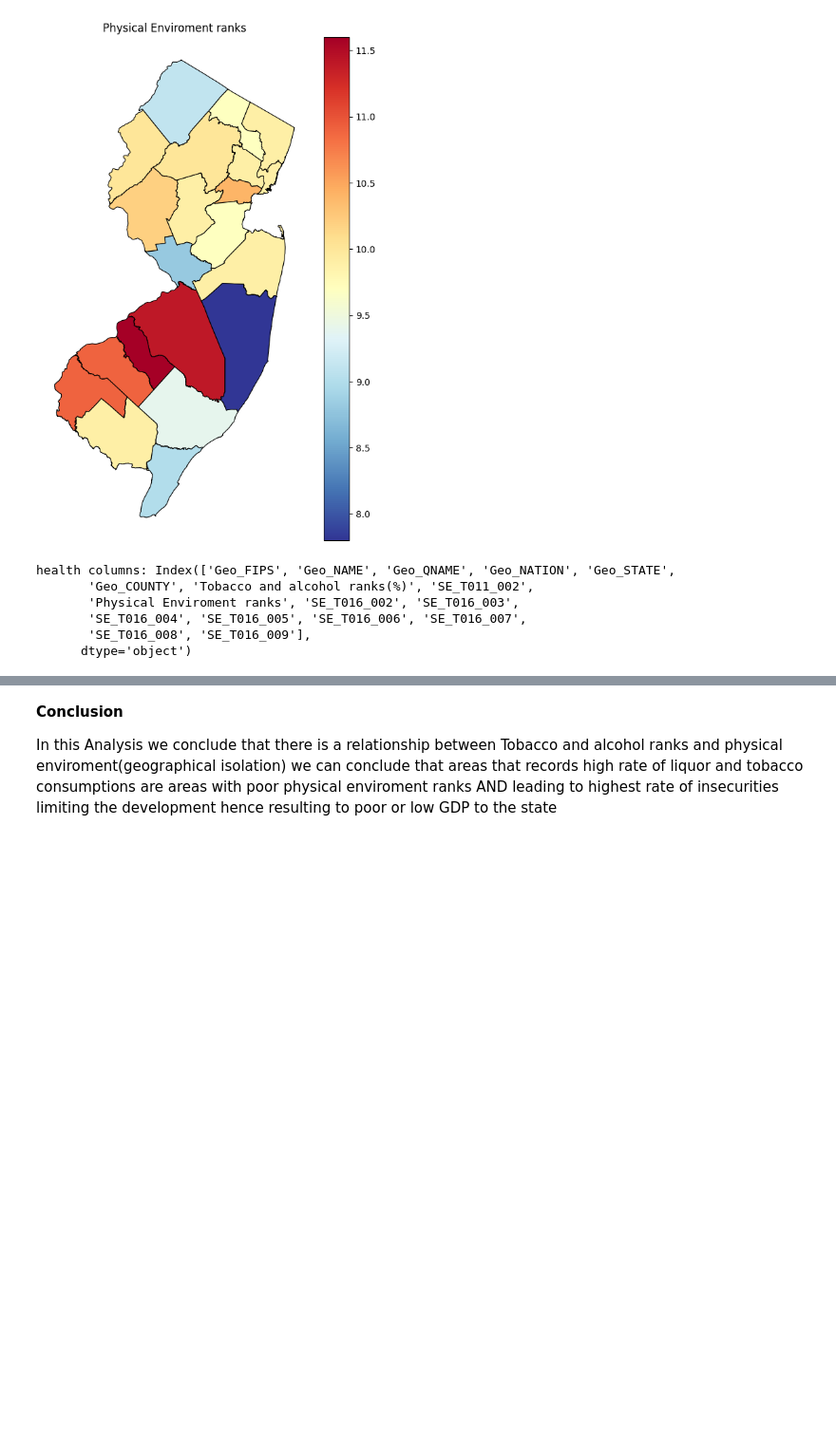
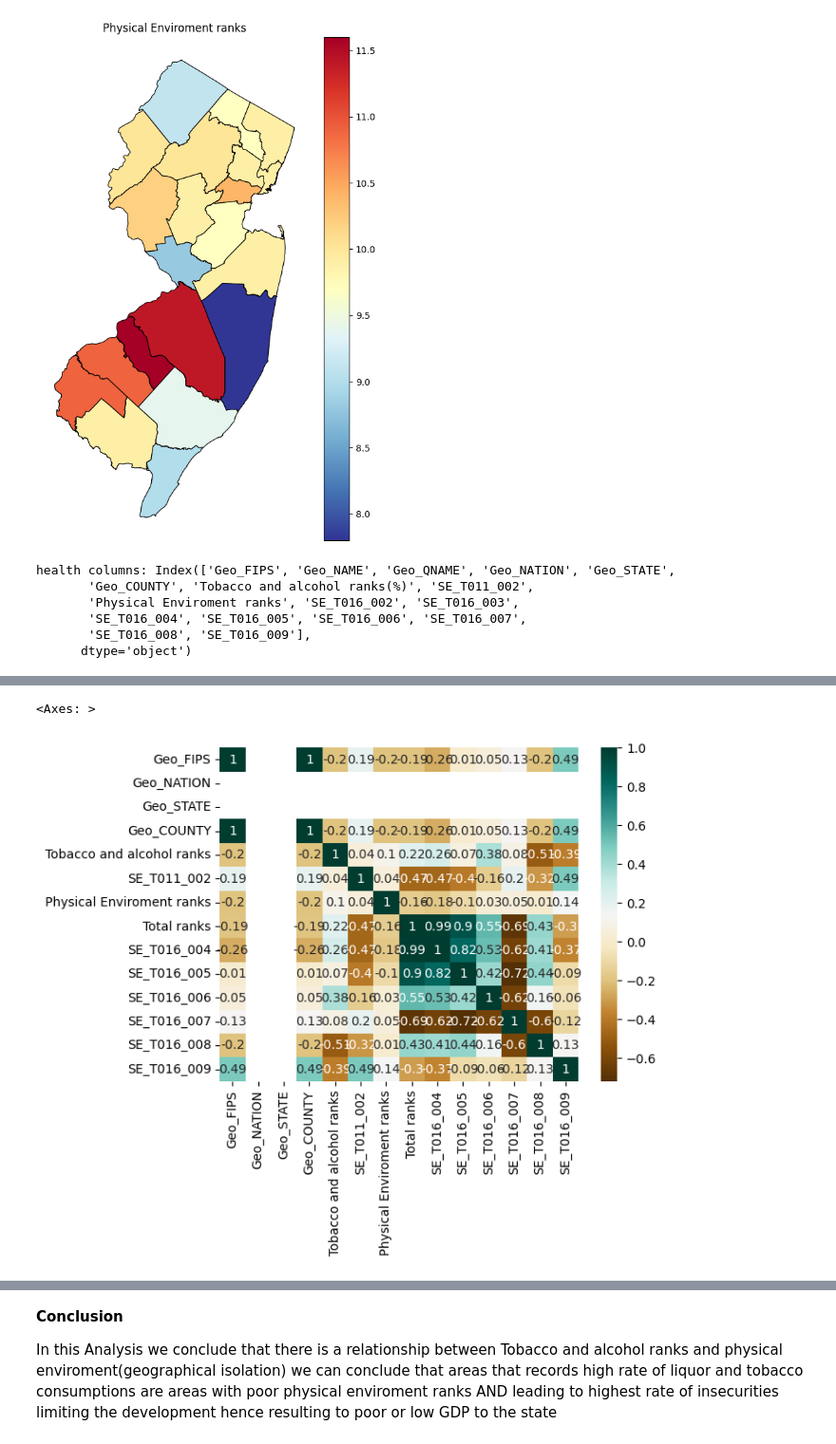
Before and after one commit to beryl09/beryl09, a Jupyter notebook: PS3.ipynb, the cells around one changed output, grey strips where cells are left out. Shown at 95% size. Cells and saved outputs as stored; diff of their text form; code cells hidden in the pictures; blank space fills up the shorter version.

```diff
--- a/PS3.ipynb
+++ b/PS3.ipynb
@@ -552,0 +556,4 @@ Text(0, 0.5, 'Y-axis')
+# %%
+health=pd.read_csv("https://github.com/beryl09/beryl09/raw/main/health%20data_SL050.csv")
+# %%
+health = health.rename(columns={'Geo_Name': 'County', 'SE_T011_001': 'Tobacco and alcohol ranks','SE_T016_001': 'Physical Enviroment ranks','SE_T016_003': 'Total ranks'})
@@ -552,0 +574,3 @@ Text(0, 0.5, 'Y-axis')
+# %%
+sns.heatmap(health.corr().round(2),cmap="BrBG",annot=True)
+# %% [output]
@@ -552,0 +578,2 @@ Text(0, 0.5, 'Y-axis')
+<Axes: >
+[figure, added]
```
Also changed, not shown: parts of 28 cells of this notebook.
